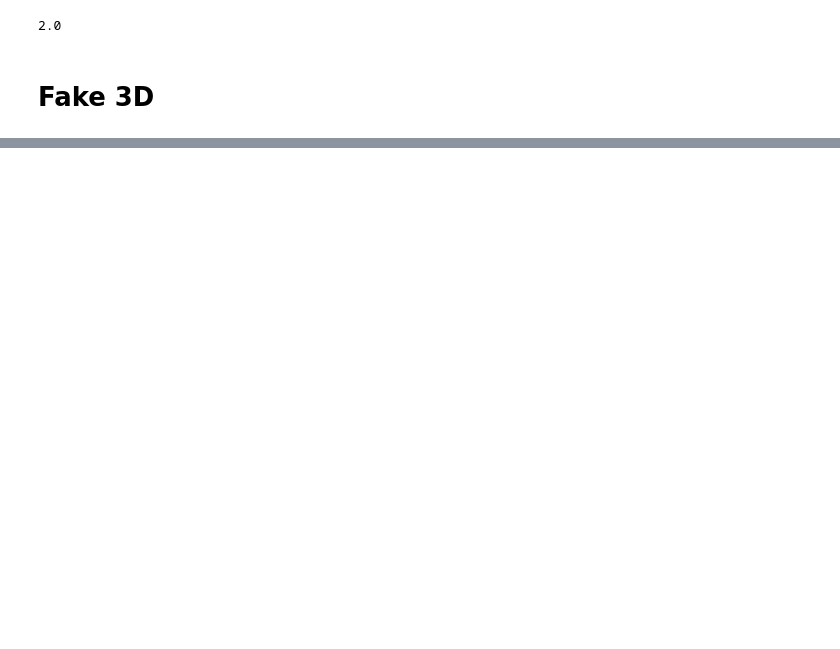
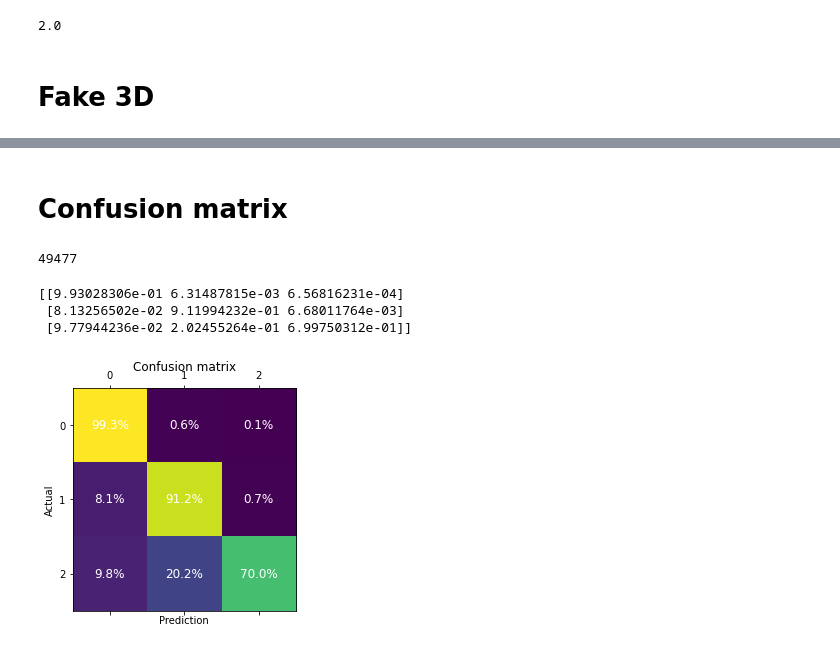
Before and after one commit to qzlinqian/6_869_project_med_seg, a Jupyter notebook: segmentation.ipynb, the cells around one changed output, grey strips where cells are left out. Drawn from its saved outputs; the diff is of its cells as text; code cells hidden in the pictures; blank space fills up the shorter version.

Commit message:
add fake 3d and conf_mat

```diff
--- a/segmentation.ipynb
+++ b/segmentation.ipynb
@@ -587,0 +602,16 @@ vis_pred.max()
+# %%
+vis_pred0 = np.zeros(extend_images.shape)
+for i in range(vis_labels.shape[0]-3):
+  x = torch.from_numpy(extend_images[i:i+3,:,:]).float().unsqueeze(dim=0).to(device)
+  prob = unet(x)
+  _, pred = torch.max(prob, 1)
+  vis_pred0[i,:,:] = pred.cpu().detach().numpy()
+vis_pred0 = vis_pred0[:,:,:vis_images.shape[2]]
+# %%
+vis_pred1 = np.zeros(extend_images.shape)
+for i in range(vis_labels.shape[1]-3):
+  x = torch.from_numpy(extend_images[:,i:i+3,:].transpose([1,0,2])).float().unsqueeze(dim=0).to(device)
+  prob = unet(x)
+  _, pred = torch.max(prob, 1)
+  vis_pred1[:,i,:] = pred.cpu().detach().numpy()
+vis_pred1 = vis_pred1[:,:,:vis_images.shape[2]]
@@ -587,0 +638,36 @@ vis_pred.max()
+# %% [markdown]
+# Confusion matrix
+# %%
+def compute_conf_mat(pred, label):
+  mat = np.zeros([3,3])
+  for i in range(3):
+    for j in range(3):
+      mat[i,j] = np.sum(np.logical_and(label == i, pred == j))
+    mat[i,:] /= mat[i,:].sum()
+  return mat
+
+def plot_confusion_matrix(confusion_matrix, title='Confusion matrix'):
+    plt.matshow(confusion_matrix)
+    for i in range(confusion_matrix.shape[0]):
+      for j in range(confusion_matrix.shape[1]):
+        text = '%.1f' % (confusion_matrix[i, j]*100/np.sum(confusion_matrix[i,:])) + '%'
+        plt.text(x=j, y=i,s=text, va='center', ha='center', size='large', color='white')
+    plt.xlabel('Prediction')
+    plt.ylabel('Actual')
+    plt.title(title)
+# %%
+temp = np.logical_and(vis_pred == 0, vis_labels == 1)
+temp.sum()
+# %% [output]
+49477
+# %%
+conf_mat = compute_conf_mat(vis_pred[:,:,46:-3], vis_labels[:,:,46:-3])
+print(conf_mat)
+# %% [output]
+[[9.93028306e-01 6.31487815e-03 6.56816231e-04]
+ [8.13256502e-02 9.11994232e-01 6.68011764e-03]
+ [9.77944236e-02 2.02455264e-01 6.99750312e-01]]
+# %%
+plot_confusion_matrix(conf_mat)
+# %% [output]
+[figure, added]
```
Also changed, not shown: parts of 16 cells of this notebook.
